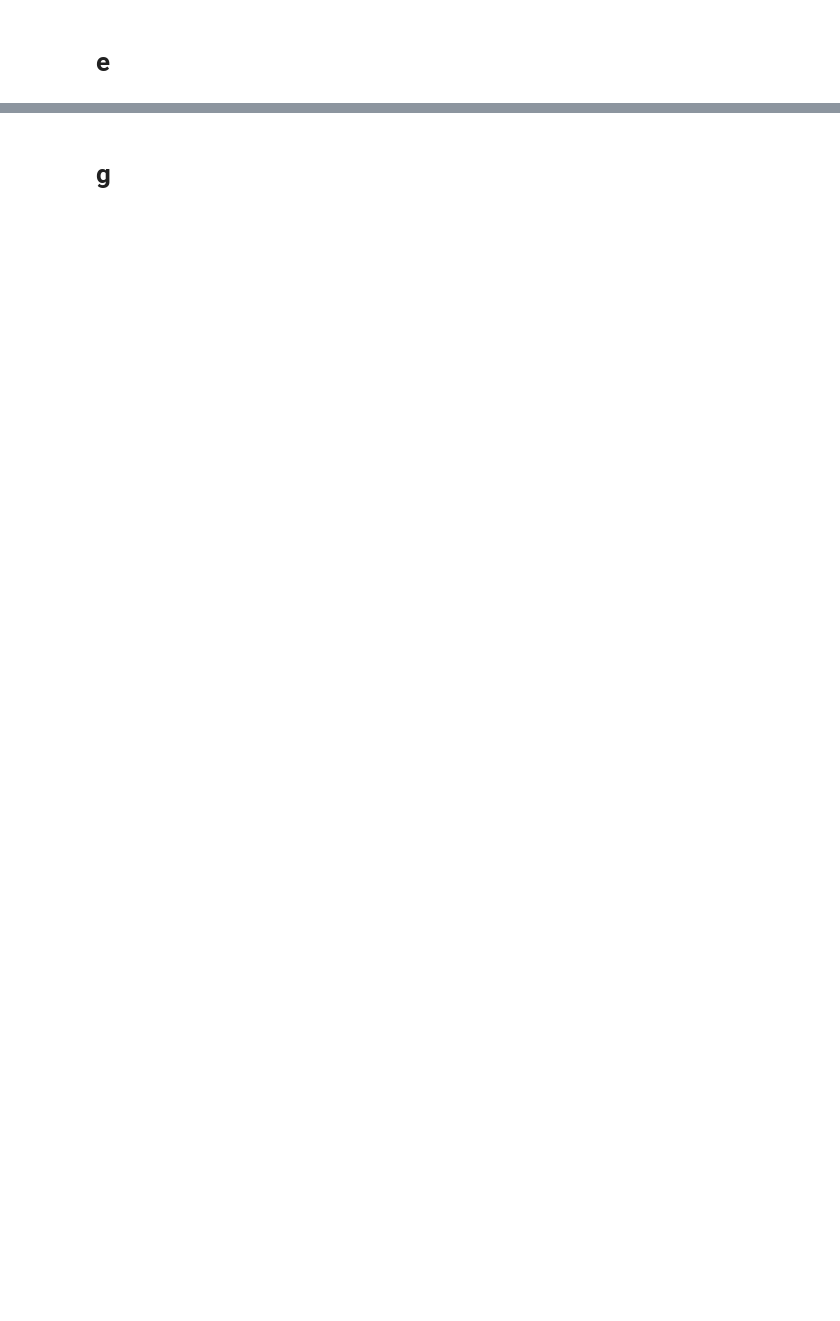
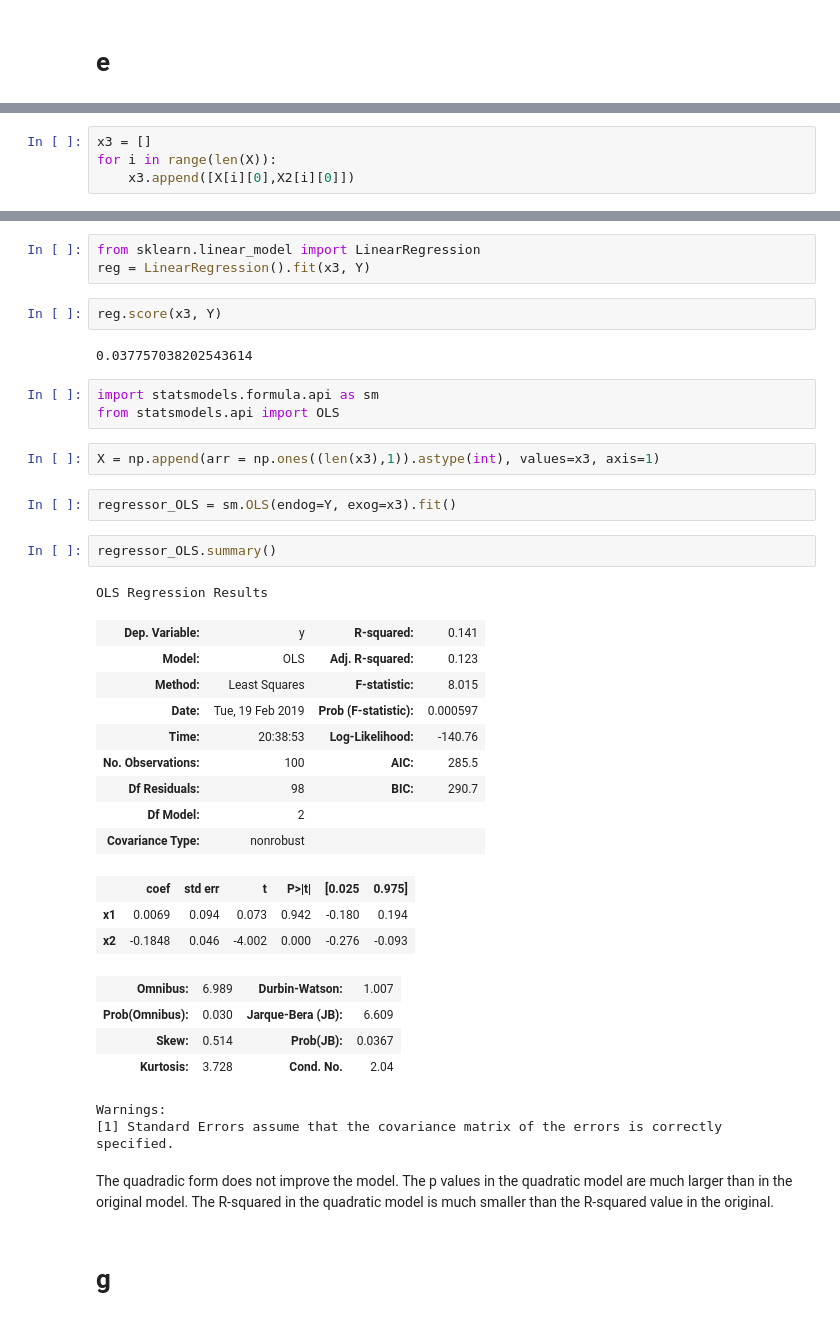
Before and after one commit to ecpease/Stats2019, a Jupyter notebook: Assignments/Assignment_1/Question3.ipynb, the cells around one changed output, grey strips where cells are left out. Drawn from its saved outputs; the diff is of its cells as text; blank space fills up the shorter version.

```diff
--- a/Assignments/Assignment_1/Question3.ipynb
+++ b/Assignments/Assignment_1/Question3.ipynb
@@ -167,0 +235,4 @@ plt.show()
+# %%
+x3 = []
+for i in range(len(X)):
+    x3.append([X[i][0],X2[i][0]])
@@ -168,2 +242,40 @@ plt.show()
+# %%
+from sklearn.linear_model import LinearRegression
+reg = LinearRegression().fit(x3, Y)
+# %%
+reg.score(x3, Y)
+# %% [output]
+0.037757038202543614
+# %%
+import statsmodels.formula.api as sm
+from statsmodels.api import OLS
+# %%
+X = np.append(arr = np.ones((len(x3),1)).astype(int), values=x3, axis=1)
+# %%
+regressor_OLS = sm.OLS(endog=Y, exog=x3).fit()
+# %%
+regressor_OLS.summary()
+# %% [output]
+OLS Regression Results
+| Dep. Variable: | y | R-squared: | 0.141 |
+| Model: | OLS | Adj. R-squared: | 0.123 |
+| Method: | Least Squares | F-statistic: | 8.015 |
+| Date: | Tue, 19 Feb 2019 | Prob (F-statistic): | 0.000597 |
+| Time: | 20:38:53 | Log-Likelihood: | -140.76 |
+| No. Observations: | 100 | AIC: | 285.5 |
+| Df Residuals: | 98 | BIC: | 290.7 |
+| Df Model: | 2 |  |  |
+| Covariance Type: | nonrobust |  |  |
+|  | coef | std err | t | P>|t| | [0.025 | 0.975] |
+| x1 | 0.0069 | 0.094 | 0.073 | 0.942 | -0.180 | 0.194 |
+| x2 | -0.1848 | 0.046 | -4.002 | 0.000 | -0.276 | -0.093 |
+| Omnibus: | 6.989 | Durbin-Watson: | 1.007 |
+| Prob(Omnibus): | 0.030 | Jarque-Bera (JB): | 6.609 |
+| Skew: | 0.514 | Prob(JB): | 0.0367 |
+| Kurtosis: | 3.728 | Cond. No. | 2.04 |
+Warnings:
+[1] Standard Errors assume that the covariance matrix of the errors is correctly specified.
+# %% [markdown]
+The quadradic form does not improve the model.  The p values in the quadratic model are much larger than in the original model.  The R-squared in the quadratic model is much smaller than the R-squared value in the original.
 # %% [markdown]
 # g
```
Also changed, not shown: parts of 43 cells of this notebook, 4 other files.
